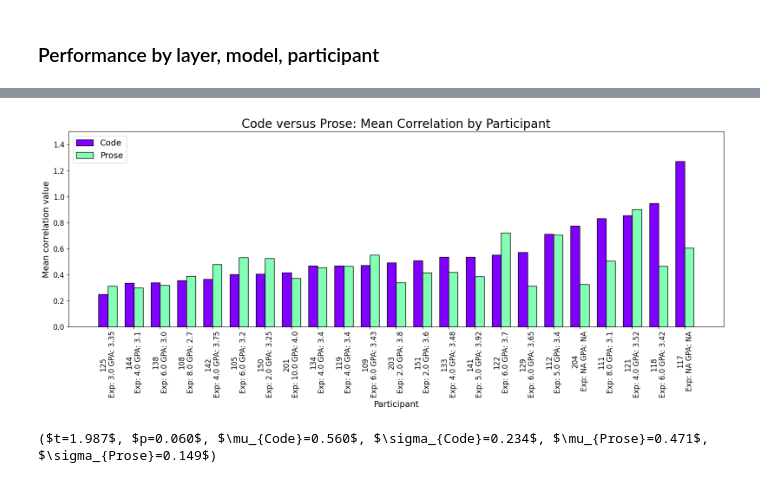
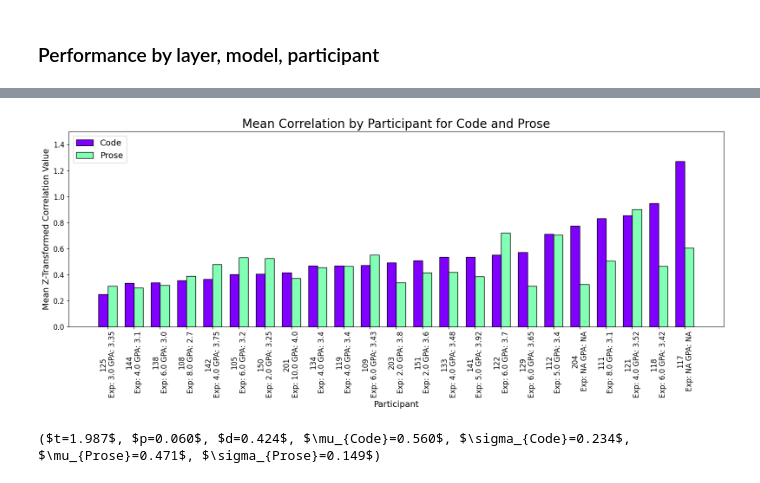
Before and after one commit to largehappygroup/fmri_model, a Jupyter notebook: analysis/fir/rq1_parameter_comparison.ipynb, the cells around one changed output, grey strips where cells are left out. Saved outputs shown, nothing was run; the diff lists cells and outputs as text; code cells hidden in the pictures.

```diff
--- a/analysis/fir/rq1_parameter_comparison.ipynb
+++ b/analysis/fir/rq1_parameter_comparison.ipynb
@@ -41,8 +41,13 @@ model_labels = {
     'starcoder2_7b': 'StarCoder 7B'
 }
 # %%
+mask = (
+    (records['participant'] != '101') &
+    (records['participant'] != '130')
+)
 
-for (task, model), group_df in records.groupby(['task', 'model']):
+for (task, model), group_df in records[mask].groupby(['task', 'model']):
+# for (task, model), group_df in records.groupby(['task', 'model']):
 
     # Mean participant performance across participants, grouped by the two axes
     pivot_mean = np.array(
@@ -95,8 +100,12 @@ for (task, model), group_df in records.groupby(['task', 'model']):
 from scipy import stats
 Code = 'Code'
 Prose = 'Prose'
-
-for model, group_df in records.groupby('model'):
+p_vals = []
+mask = (
+    (records['participant'] != '101') &
+    (records['participant'] != '130')
+)
+for model, group_df in records[mask].groupby('model'):
     cell_means = (
         group_df
         .explode('top_voxel_vals')
@@ -111,6 +120,7 @@ for model, group_df in records.groupby('model'):
 
     paired = cell_means[['code', 'prose']].dropna()
     t, p = stats.ttest_rel(paired['code'], paired['prose'])
+    p_vals.append(p)
     diff = paired['code'] - paired['prose']
     cohens_d = diff.mean() / diff.std()
     print(f"{model_labels[model]} ($t={t:.3f}$, $p={p:.3f}$, $d={cohens_d:.3f}$, $\\mu_{{Code}}={paired['code'].mean():.3f}$, $\\sigma_{{Code}}={paired['code'].std():.3f}$, $\\mu_{{Prose}}={paired['prose'].mean():.3f}$, $\\sigma_{{Prose}}={paired['prose'].std():.3f}$), ")
@@ -136,8 +157,11 @@ def participant_index(id):
 demo_data = pd.read_csv("/tank/home/zachkaras/fmri_model/master-survey-data.csv")
 
 task_colors = {'code': '#8000ffff', 'prose': '#82ffb4'}
-
-for (model, p, layer, task, delays, look_ahead), df in records.groupby(['model', 'participant', 'layer', 'task', 'ndelays', 'look_ahead']):
+mask = (
+    (records['participant'] != '101') &
+    (records['participant'] != '130')
+)
+for (model, p, layer, task, delays, look_ahead), df in records[mask].groupby(['model', 'participant', 'layer', 'task', 'ndelays', 'look_ahead']):
     mean_val = df['top_voxel_vals'].explode().mean()
     participant_means[task][p] = mean_val
 # %%
@@ -171,36 +192,36 @@ for task in ['code', 'prose']:
 # %%
 # Grouped bar chart: code vs prose side by side per participant
 common_pids = [pid for pid in participant_means['code'] if pid in participant_means['prose']]
 common_pids_sorted = sorted(common_pids, key=lambda p: participant_means['code'][p]) #, reverse=True)
 
 code_vals  = [participant_means['code'][pid]  for pid in common_pids_sorted]
 prose_vals = [participant_means['prose'][pid] for pid in common_pids_sorted]
 labels = [
     f"{p}\nExp: {demo_data.loc[participant_index(p), 'semesters_experience']} GPA: {demo_data.loc[participant_index(p), 'GPA']}"
     for p in common_pids_sorted
 ]
 labels = [re.sub('nan', 'NA', l) for l in labels]
 
 x = np.arange(len(common_pids_sorted))
 width = 0.35
 
 fig, ax = plt.subplots(figsize=(16, 7))
 ax.bar(x - width / 2, code_vals,  width, label='Code',  color=task_colors['code'],  edgecolor='black')
 ax.bar(x + width / 2, prose_vals, width, label='Prose', color=task_colors['prose'], edgecolor='black')
 
-ax.set_ylabel("Mean correlation value", fontsize=14)
+ax.set_ylabel("Mean Z-Transformed Correlation Value", fontsize=14)
 ax.set_xlabel("Participant", fontsize=14)
-ax.set_title("Code versus Prose: Mean Correlation by Participant", fontsize=20)
+ax.set_title("Mean Correlation by Participant for Code and Prose", fontsize=20)
 ax.set_xticks(x)
 ax.set_xticklabels(labels, rotation=90, fontsize=12)
 ax.tick_params(axis='y', labelsize=12)
 ax.set_ylim([0.0, 1.5])
 ax.legend(prop={'size':14}, loc='upper left')
 plt.tight_layout()
 plt.savefig("/tank/home/zachkaras/fmri_model_data/plots/participant_bar_graph_grouped.png", dpi=200)
 plt.show()
 # %% [output]
-[figure, old version]
+[figure, new version]
 # %%
 with open("/tank/home/zachkaras/fmri_model_data/intermediate_results/participant_means.pkl", 'wb') as f:
     pickle.dump(participant_means, f)
@@ -212,10 +233,12 @@ code_vals  = np.array([participant_means['code'][pid]  for pid in common_pids])
 prose_vals = np.array([participant_means['prose'][pid] for pid in common_pids])
 
 t, p = stats.ttest_rel(code_vals, prose_vals)
+diff = code_vals - prose_vals
+cohens_d = diff.mean() / diff.std()
 # print(f"n={len(common_pids)} participants: t={t:.3f}, p={p}  |  code={code_vals.mean():.3f}, prose={prose_vals.mean():.3f}")
-print(f"($t={t:.3f}$, $p={p:.3f}$, $\\mu_{{Code}}={code_vals.mean():.3f}$, $\\sigma_{{Code}}={code_vals.std():.3f}$, $\\mu_{{Prose}}={prose_vals.mean():.3f}$, $\\sigma_{{Prose}}={prose_vals.std():.3f}$)")
+print(f"($t={t:.3f}$, $p={p:.3f}$, $d={cohens_d:.3f}$, $\\mu_{{Code}}={code_vals.mean():.3f}$, $\\sigma_{{Code}}={code_vals.std():.3f}$, $\\mu_{{Prose}}={prose_vals.mean():.3f}$, $\\sigma_{{Prose}}={prose_vals.std():.3f}$)")
 # %% [output]
-($t=1.987$, $p=0.060$, $\mu_{Code}=0.560$, $\sigma_{Code}=0.234$, $\mu_{Prose}=0.471$, $\sigma_{Prose}=0.149$)
+($t=1.987$, $p=0.060$, $d=0.424$, $\mu_{Code}=0.560$, $\sigma_{Code}=0.234$, $\mu_{Prose}=0.471$, $\sigma_{Prose}=0.149$)
 # %%
 def compute_layer_means(this_task):
     layer_means = {}
```
Also changed, not shown: parts of 7 cells of this notebook, 3 other files.
